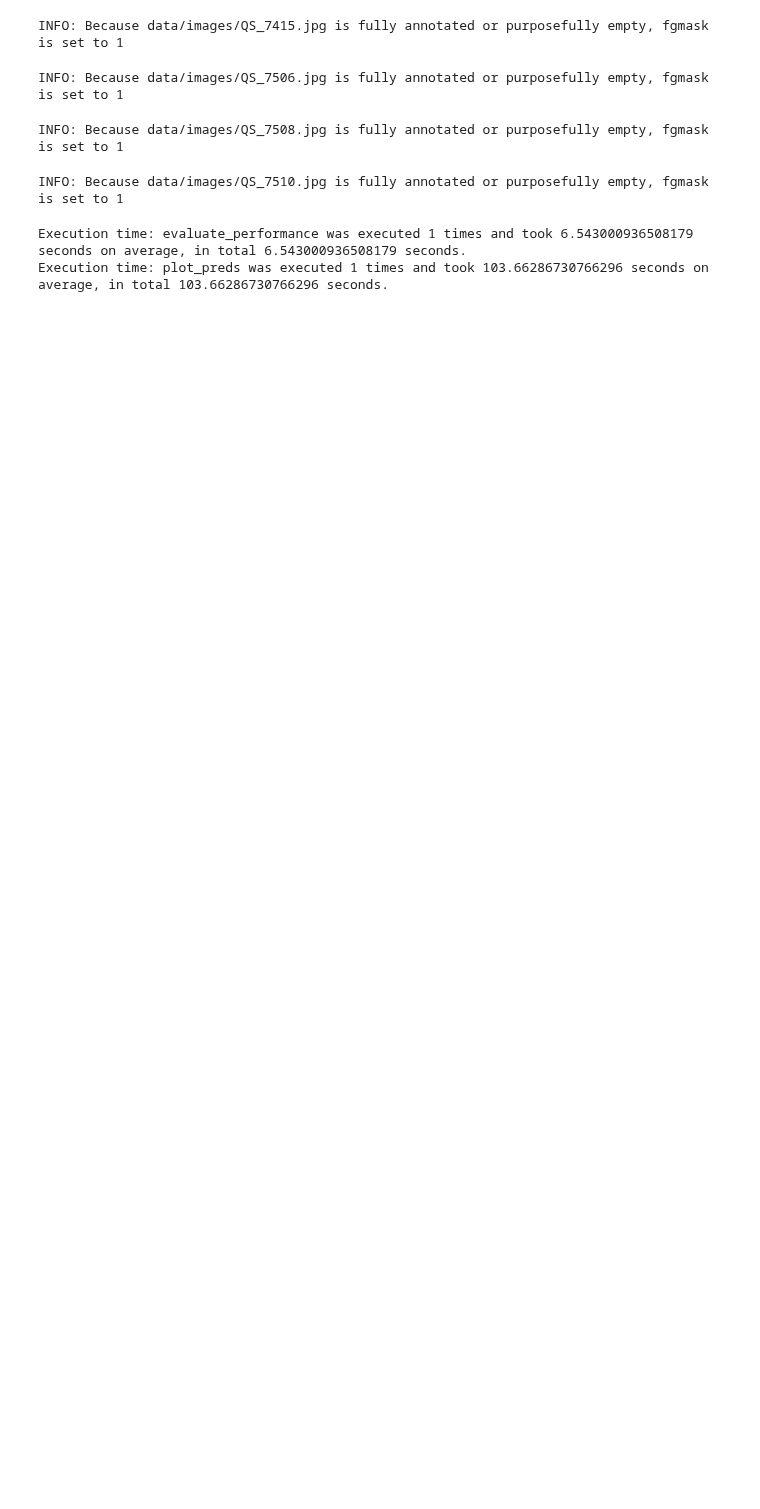
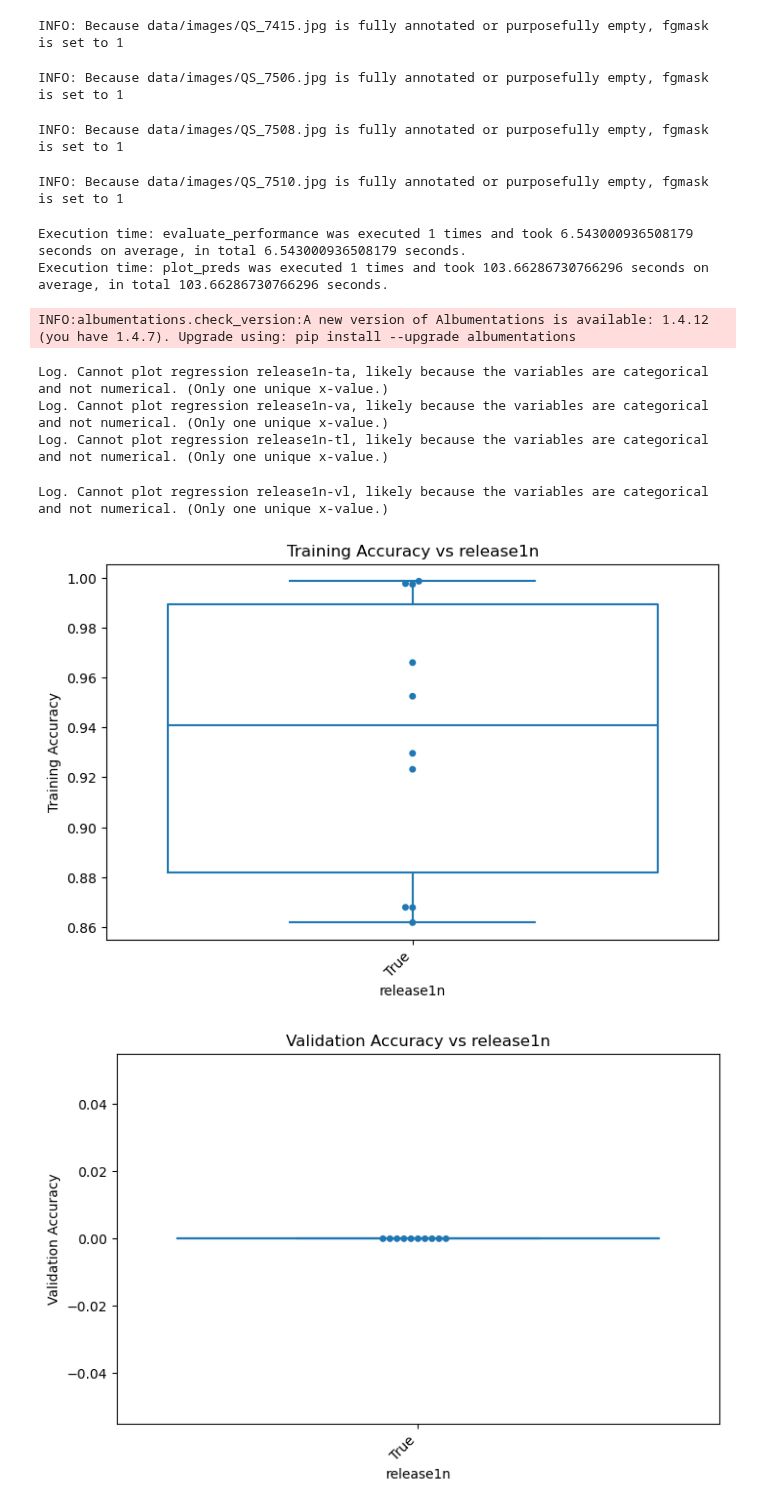
Before and after one commit to bofussing/cellnet, a Jupyter notebook: results/train/240725-105454-release1n-release/train.ipynb, the cells around one changed output. Drawn from its saved outputs; the diff is of its cells as text; code cells hidden in the pictures; blank space fills up the shorter version.

```diff
--- a/results/train/240725-105454-release1n-release/train.ipynb
+++ b/results/train/240725-105454-release1n-release/train.ipynb
@@ -463,23 +463,30 @@ debug.print_times()
 Execution time: evaluate_performance was executed 1 times and took 6.543000936508179 seconds on average, in total 6.543000936508179 seconds.
 Execution time: plot_preds was executed 1 times and took 103.66286730766296 seconds on average, in total 103.66286730766296 seconds.
 # %%
-if MODE != 'release':  # HACK, fix this
-  from cellnet import plot
-  from cellnet.data import key2text
-  from io import StringIO
-  import ast, csv, pandas as pd
+from cellnet import plot
+from cellnet.data import key2text
+from io import StringIO
+import ast, csv, pandas as pd
 
-  ## TODO those nans
-  with open('results.csv', 'r') as f:
-    nan = "0"
-    s = f.read().replace('nan', nan).replace('NaN', nan).strip()
-    while ";;"  in s: s = s.replace(";;", ";"+nan+";")
-    while ";\n" in s: s = s.replace(";\n", ";"+nan+"\n")
-    while "\n;" in s: s = s.replace("\n;", "\n"+nan+";")
-    if s[-1] == ";": s = s + nan
-    if s[0] == ";": s = nan + s
+## TODO those nans
+with open('results.csv', 'r') as f:
+  nan = "0"
+  s = f.read().replace('nan', nan).replace('NaN', nan).strip()
+  while ";;"  in s: s = s.replace(";;", ";"+nan+";")
+  while ";\n" in s: s = s.replace(";\n", ";"+nan+"\n")
+  while "\n;" in s: s = s.replace("\n;", "\n"+nan+";")
+  if s[-1] == ";": s = s + nan
+  if s[0] == ";": s = nan + s
 
-  cols = pd.read_csv(StringIO(s), sep=';').columns
-  R = pd.read_csv(StringIO(s), sep=';', converters={col:ast.literal_eval for col in cols})
-  R.rename(columns=dict(vi=key2text['vi']), inplace=True)
-  plot.regplot(R, R.columns[0], key2text)
+cols = pd.read_csv(StringIO(s), sep=';').columns
+R = pd.read_csv(StringIO(s), sep=';', converters={col:ast.literal_eval for col in cols})
+R.rename(columns=dict(vi=key2text['vi']), inplace=True)
+plot.regplot(R, R.columns[0], key2text)
+# %% [output]
+INFO:albumentations.check_version:A new version of Albumentations is available: 1.4.12 (you have 1.4.7). Upgrade using: pip install --upgrade albumentations
+Log. Cannot plot regression release1n-ta, likely because the variables are categorical and not numerical. (Only one unique x-value.)
+Log. Cannot plot regression release1n-va, likely because the variables are categorical and not numerical. (Only one unique x-value.)
+Log. Cannot plot regression release1n-tl, likely because the variables are categorical and not numerical. (Only one unique x-value.)
+Log. Cannot plot regression release1n-vl, likely because the variables are categorical and not numerical. (Only one unique x-value.)
+[figure, added]
+[figure, added]
```
Also changed, not shown: parts of 1 cell of this notebook, 11 other files.
